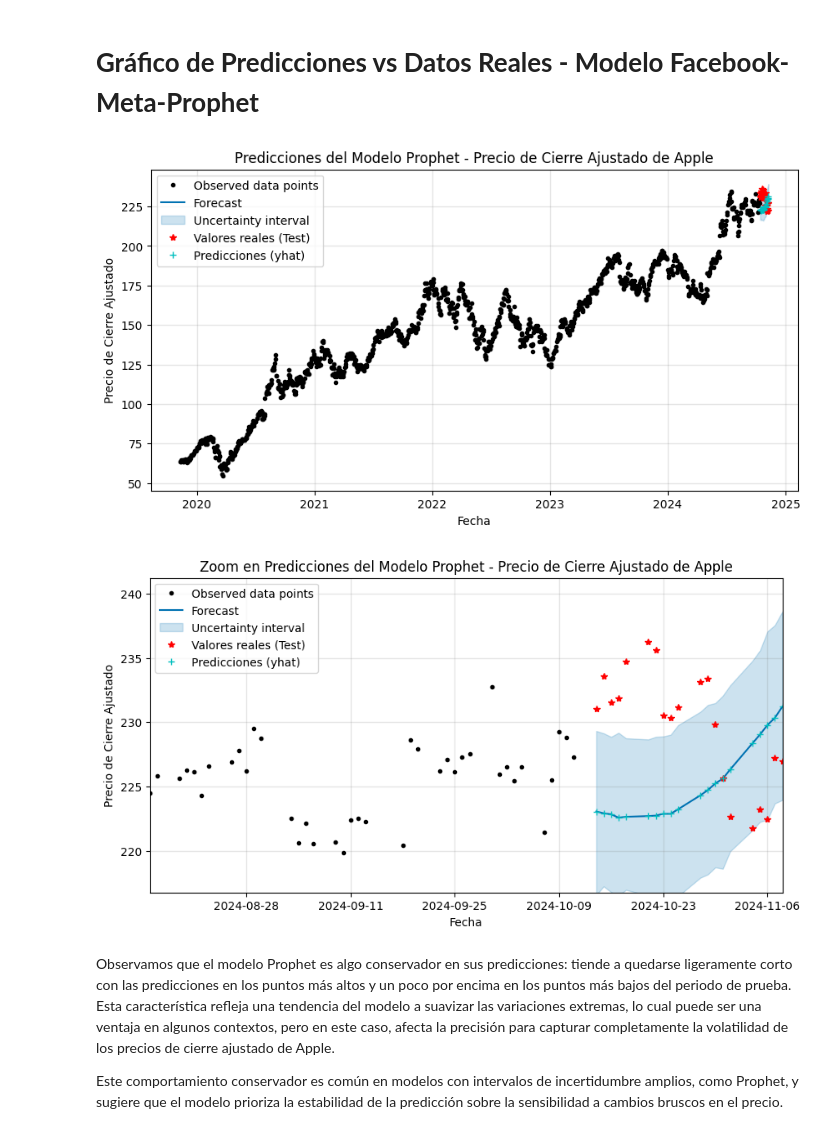
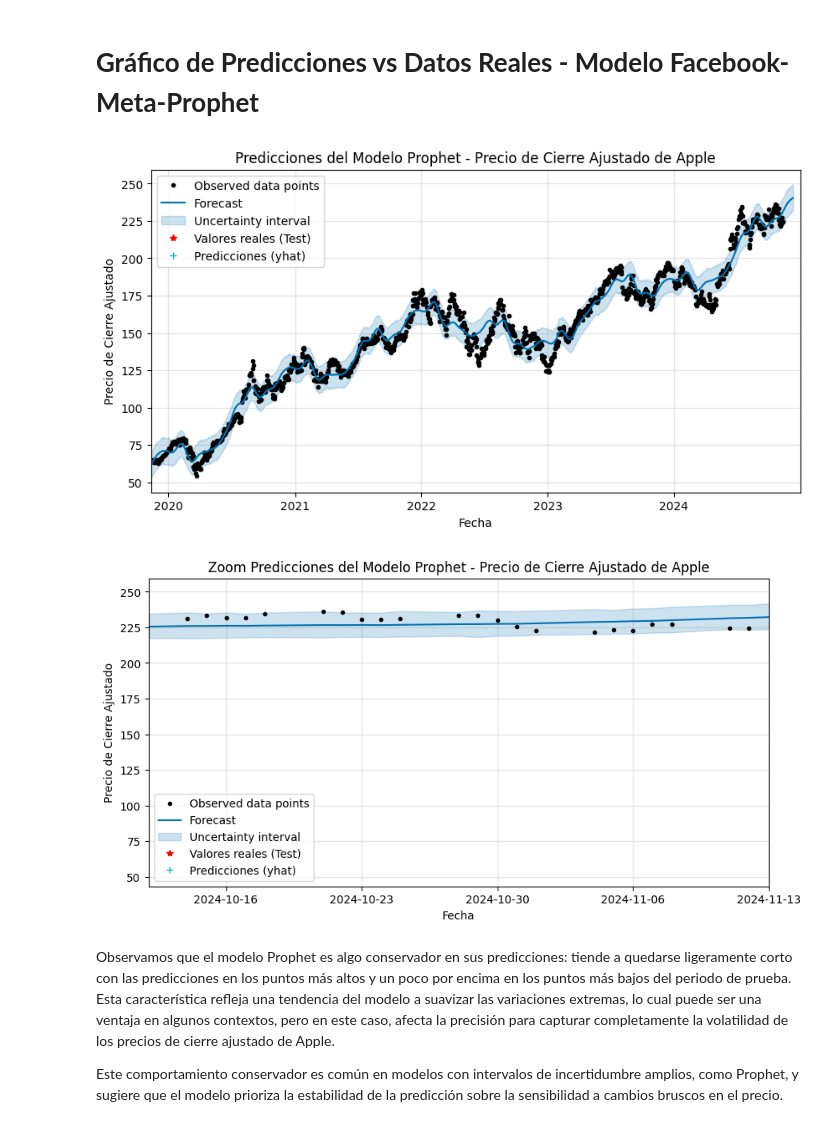
Before and after one commit to jrebull/MNA, a Jupyter notebook: Serie_de_Tiempo_Javier_Rebull_A01795838_Final.ipynb, the cells around one changed output. Saved outputs shown, nothing was run; the diff lists cells and outputs as text; code cells hidden in the pictures.

```diff
--- a/Serie_de_Tiempo_Javier_Rebull_A01795838_Final.ipynb
+++ b/Serie_de_Tiempo_Javier_Rebull_A01795838_Final.ipynb
@@ -856,0 +811,11 @@ Error-Modelo-FacebookProphet: RMSE: 8.235
+# %%
+# Filtrar el DataFrame a los últimos 5 años
+recent_data = df[df['ds'] >= '2019-01-01']  # Ajusta la fecha de inicio según tus datos
+
+# Configuración y ajuste del modelo Prophet con los datos filtrados
+model_prophet = Prophet(daily_seasonality=False)  # Ajuste para datos sin estacionalidad diaria
+model_prophet.fit(recent_data)  # Ajustar el modelo usando solo los últimos 5 años
+
+# Generamos el futuro DataFrame para el periodo de predicción
+future = model_prophet.make_future_dataframe(periods=len(test), freq='B')  # 'B' asegura que se mantengan los días hábiles
+forecast = model_prophet.predict(future)  # Genera las predicciones
@@ -856,0 +832,11 @@ Error-Modelo-FacebookProphet: RMSE: 8.235
+# %%
+# Generamos el futuro DataFrame para el periodo de predicción (20 días hábiles)
+future = model_prophet.make_future_dataframe(periods=len(test), freq='B')  # 'B' asegura que se mantengan los días hábiles
+forecast = model_prophet.predict(future)  # Genera las predicciones
+
+# Extraemos las predicciones correspondientes al conjunto de prueba
+predictions_prophet = forecast['yhat'].iloc[-len(test):].values
+
+# Calculamos el RMSE entre los valores reales del conjunto de prueba y las predicciones del modelo Prophet
+rmse_prophet = np.sqrt(mean_squared_error(test['y'], predictions_prophet))
+print(f'\nError-Modelo-Prophet: RMSE: {rmse_prophet:.3f}')
@@ -870,58 +858,49 @@ Este resultado sugiere que el modelo Prophet logra capturar la tendencia de los
 # %% [markdown]
 # **Gráfico de Predicciones vs Datos Reales - Modelo Facebook-Meta-Prophet**
 # %%
-# Generamos las predicciones usando el modelo Prophet para el conjunto de prueba
-forecast = model.predict(test)
-
-# Configuramos el gráfico para mostrar las predicciones y los valores reales
+# Configuración del gráfico para mostrar las predicciones y los valores reales
 fig, ax = plt.subplots(figsize=(10, 5))
 
 # Gráfica de predicciones de Prophet con la región de variabilidad
-model.plot(forecast, ax=ax)  # Las predicciones se muestran con la línea continua y una región sombreada de confianza
+model_prophet.plot(forecast, ax=ax)
 
 # Agregamos los datos reales del conjunto de prueba como puntos rojos
-plt.plot(test['ds'], test['y'], '*r', label='Valores reales (Test)')
+plt.plot(test.index, test['y'], '*r', label='Valores reales (Test)')
 
 # Agregamos las predicciones (yhat) del conjunto de prueba con puntos cyan
-plt.plot(test['ds'], forecast['yhat'].iloc[-len(test):], '+c', label='Predicciones (yhat)')
+plt.plot(test.index, forecast['yhat'].iloc[-len(test):], '+c', label='Predicciones (yhat)')
 
 # Configuración adicional del gráfico
 plt.title("Predicciones del Modelo Prophet - Precio de Cierre Ajustado de Apple")
 plt.xlabel("Fecha")
 plt.ylabel("Precio de Cierre Ajustado")
 plt.legend()
+plt.xlim(pd.Timestamp('2019-11-12'), pd.Timestamp('2024-12-31'))  # Ajustar el rango de fechas en el eje X
 plt.show()
 # %% [output]
-[figure, old version]
+[figure, new version]
 # %%
-# Generamos las predicciones usando el modelo Prophet para el conjunto de prueba
-forecast = model.predict(test)
-
-# Configuramos el gráfico para mostrar las predicciones y los valores reales
+# Configuración del gráfico para mostrar las predicciones y los valores reales
 fig, ax = plt.subplots(figsize=(10, 5))
 
 # Gráfica de predicciones de Prophet con la región de variabilidad
-model.plot(forecast, ax=ax)  # Las predicciones se muestran con la línea continua y una región sombreada de confianza
+model_prophet.plot(forecast, ax=ax)
 
 # Agregamos los datos reales del conjunto de prueba como puntos rojos
-plt.plot(test['ds'], test['y'], '*r', label='Valores reales (Test)')
+plt.plot(test.index, test['y'], '*r', label='Valores reales (Test)')
 
 # Agregamos las predicciones (yhat) del conjunto de prueba con puntos cyan
-plt.plot(test['ds'], forecast['yhat'].iloc[-len(test):], '+c', label='Predicciones (yhat)')
+plt.plot(test.index, forecast['yhat'].iloc[-len(test):], '+c', label='Predicciones (yhat)')
 
 # Configuración adicional del gráfico
-plt.title("Zoom en Predicciones del Modelo Prophet - Precio de Cierre Ajustado de Apple")
+plt.title("Zoom Predicciones del Modelo Prophet - Precio de Cierre Ajustado de Apple")
 plt.xlabel("Fecha")
 plt.ylabel("Precio de Cierre Ajustado")
 plt.legend()
-
-# Establecer límites en el eje X para hacer "zoom" en las últimas fechas
-plt.xlim(test['ds'].min() - pd.Timedelta(days=60), test['ds'].max())  # Muestra los últimos 60 días, ajusta si es necesario
-plt.ylim(test['y'].min() - 5, test['y'].max() + 5)  # Ajuste en el eje Y para mayor claridad en las predicciones
-
+plt.xlim(pd.Timestamp('2024-10-12'), pd.Timestamp('2024-11-13'))  # Ajustar el rango de fechas en el eje X
 plt.show()
 # %% [output]
-[figure, old version]
+[figure, new version]
 # %% [markdown]
 Observamos que el modelo Prophet es algo conservador en sus predicciones: tiende a quedarse ligeramente corto con las predicciones en los puntos más altos y un poco por encima en los puntos más bajos del periodo de prueba. Esta característica refleja una tendencia del modelo a suavizar las variaciones extremas, lo cual puede ser una ventaja en algunos contextos, pero en este caso, afecta la precisión para capturar completamente la volatilidad de los precios de cierre ajustado de Apple.
 
```
Also changed, not shown: parts of 73 cells of this notebook.
